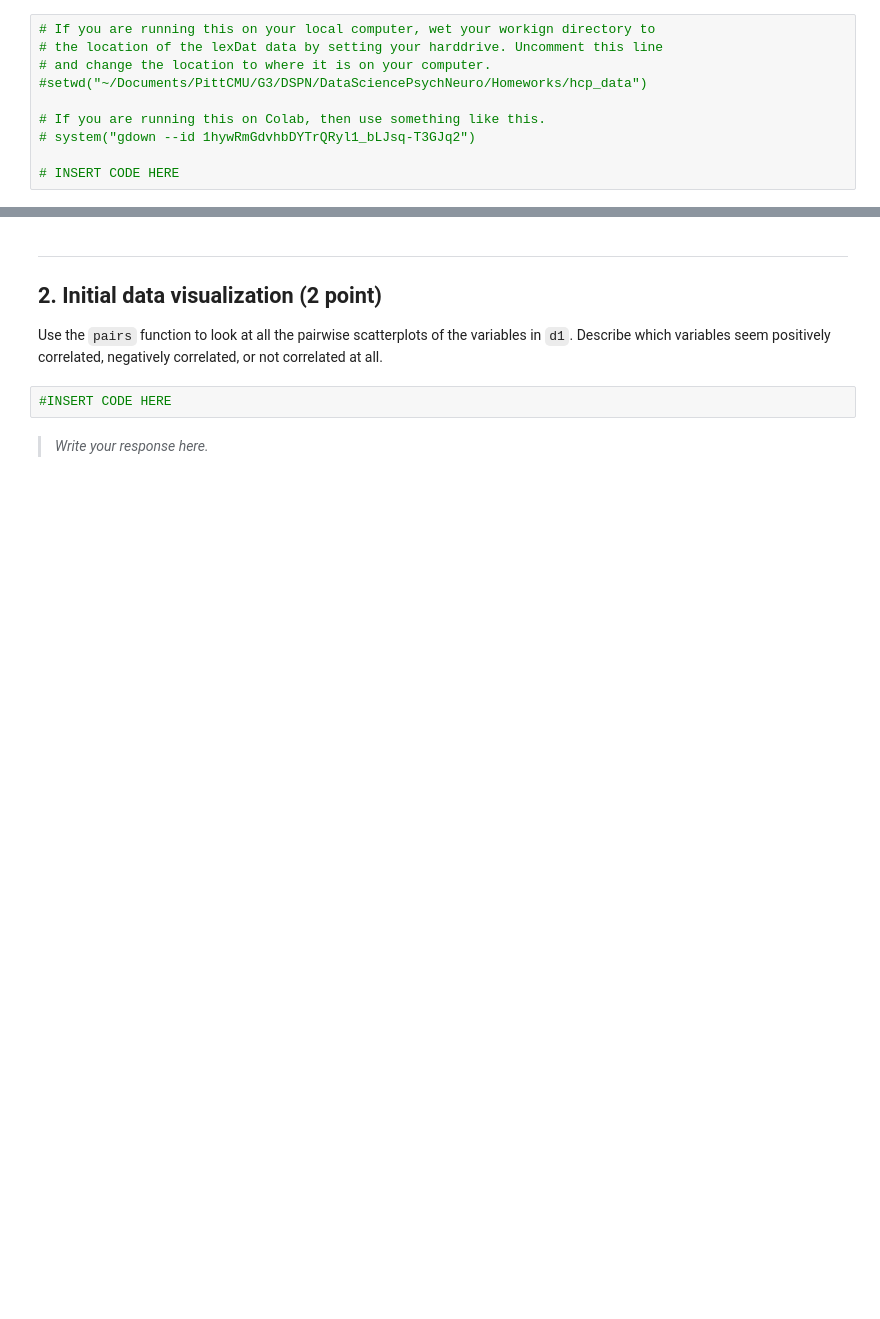
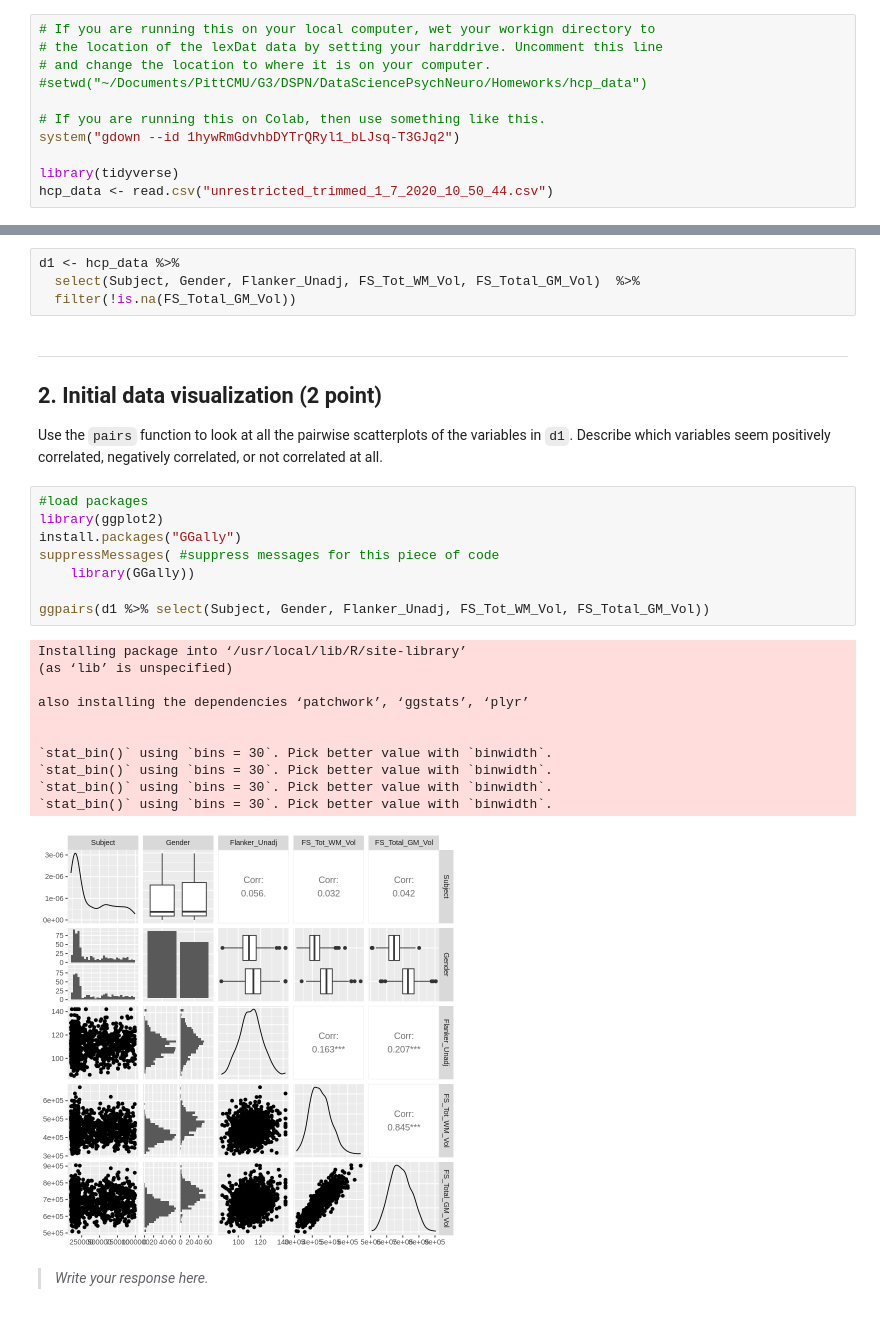
Before and after one commit to jialinli-21/Li_DSPN_S25, a Jupyter notebook: Exercise7.ipynb, the cells around one changed output, grey strips where cells are left out. Drawn from its saved outputs; the diff is of its cells as text; blank space fills up the shorter version.

```diff
--- a/Exercise7.ipynb
+++ b/Exercise7.ipynb
@@ -25,6 +25,7 @@ Use the `head` function to look at the first few rows of each data frame.
 #setwd("~/Documents/PittCMU/G3/DSPN/DataSciencePsychNeuro/Homeworks/hcp_data")
 
 # If you are running this on Colab, then use something like this.
-# system("gdown --id 1hywRmGdvhbDYTrQRyl1_bLJsq-T3GJq2")
+system("gdown --id 1hywRmGdvhbDYTrQRyl1_bLJsq-T3GJq2")
 
-# INSERT CODE HERE
+library(tidyverse)
+hcp_data <- read.csv("unrestricted_trimmed_1_7_2020_10_50_44.csv")
@@ -31,10 +55,32 @@ Use the `head` function to look at the first few rows of each data frame.
+# %%
+d1 <- hcp_data %>%
+  select(Subject, Gender, Flanker_Unadj, FS_Tot_WM_Vol, FS_Total_GM_Vol)  %>%
+  filter(!is.na(FS_Total_GM_Vol))
 # %% [markdown]
 ---
 ## 2. Initial data visualization (2 point)
 
 Use the `pairs` function to look at all the pairwise scatterplots of the variables in `d1`. Describe which variables seem positively correlated, negatively correlated, or not correlated at all.
-# %%
-#INSERT CODE HERE
+# %%
+#load packages
+library(ggplot2)
+install.packages("GGally")
+suppressMessages( #suppress messages for this piece of code
+    library(GGally))
+
+ggpairs(d1 %>% select(Subject, Gender, Flanker_Unadj, FS_Tot_WM_Vol, FS_Total_GM_Vol))
+# %% [output]
+Installing package into ‘/usr/local/lib/R/site-library’
+(as ‘lib’ is unspecified)
+
+also installing the dependencies ‘patchwork’, ‘ggstats’, ‘plyr’
+
+
+`stat_bin()` using `bins = 30`. Pick better value with `binwidth`.
+`stat_bin()` using `bins = 30`. Pick better value with `binwidth`.
+`stat_bin()` using `bins = 30`. Pick better value with `binwidth`.
+`stat_bin()` using `bins = 30`. Pick better value with `binwidth`.
+[figure, added]
 # %% [markdown]
 > *Write your response here.*
 >
```
Also changed, not shown: parts of 6 cells of this notebook.
